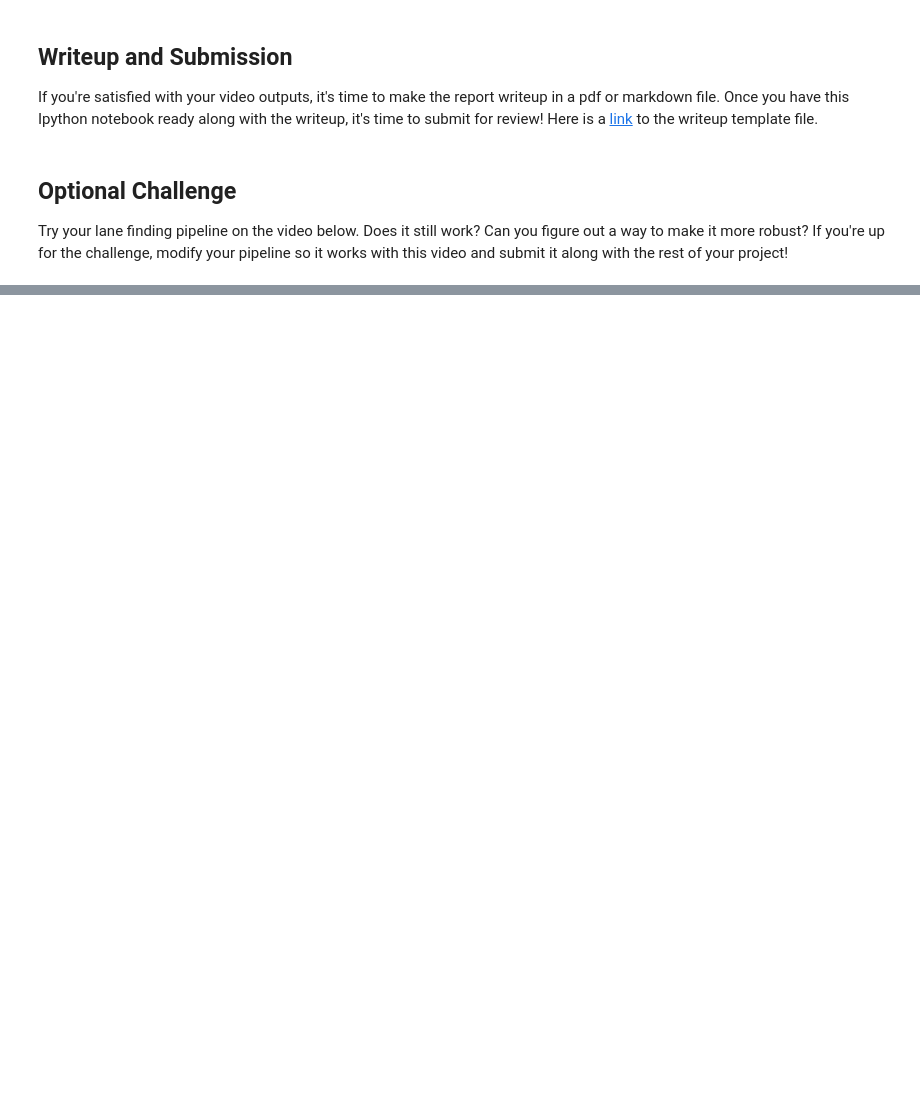
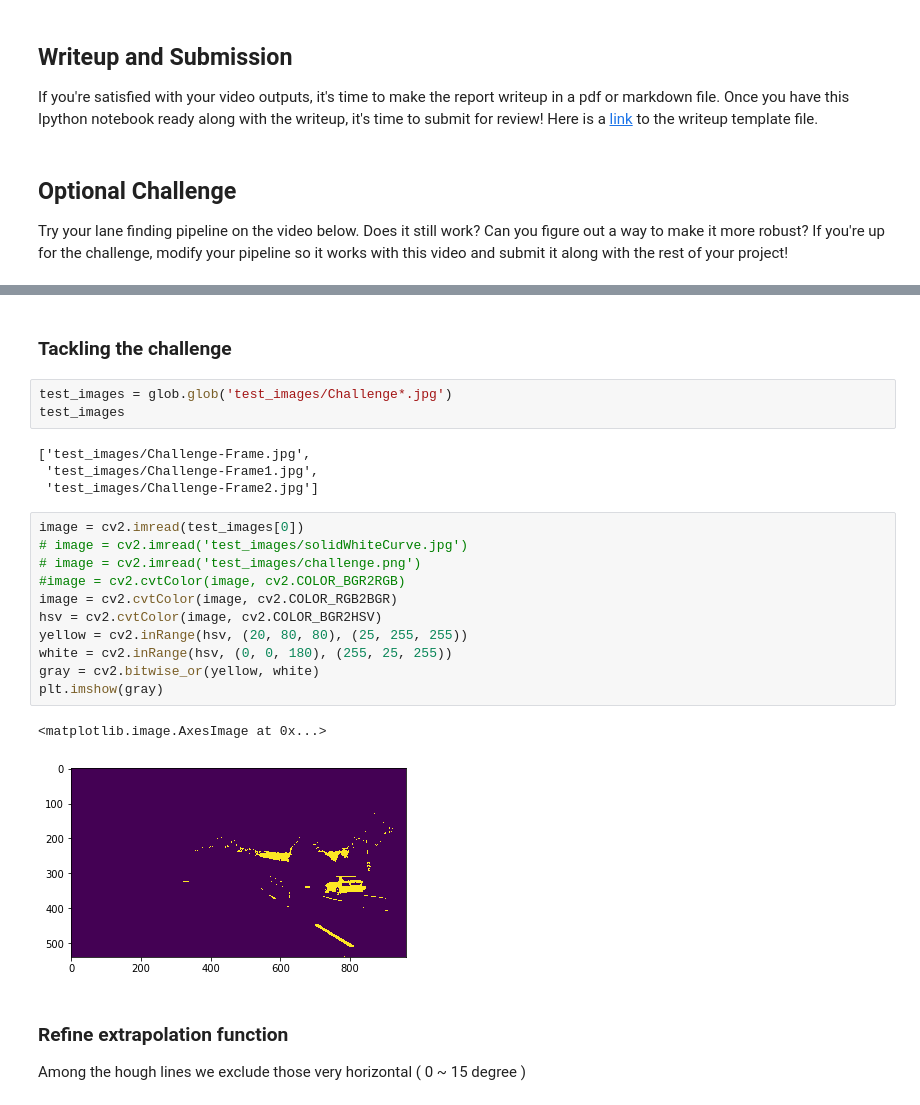
Before and after one commit to papaispicolo/CarND-LaneLines-P1, a Jupyter notebook: P1.ipynb, the cells around one changed output, grey strips where cells are left out. Drawn from its saved outputs; the diff is of its cells as text; blank space fills up the shorter version.

```diff
--- a/P1.ipynb
+++ b/P1.ipynb
@@ -676,3 +727,30 @@ HTML("""
 """.format(challenge_output))
 # %% [output]
 [interactive output not drawn]
+# %% [markdown]
+### Tackling the challenge
+# %%
+test_images = glob.glob('test_images/Challenge*.jpg')
+test_images
+# %% [output]
+['test_images/Challenge-Frame.jpg',
+ 'test_images/Challenge-Frame1.jpg',
+ 'test_images/Challenge-Frame2.jpg']
+# %%
+image = cv2.imread(test_images[0])
+# image = cv2.imread('test_images/solidWhiteCurve.jpg')
+# image = cv2.imread('test_images/challenge.png')
+#image = cv2.cvtColor(image, cv2.COLOR_BGR2RGB)
+image = cv2.cvtColor(image, cv2.COLOR_RGB2BGR)
+hsv = cv2.cvtColor(image, cv2.COLOR_BGR2HSV)
+yellow = cv2.inRange(hsv, (20, 80, 80), (25, 255, 255))
+white = cv2.inRange(hsv, (0, 0, 180), (255, 25, 255))
+gray = cv2.bitwise_or(yellow, white)
+plt.imshow(gray)
+# %% [output]
+<matplotlib.image.AxesImage at 0x...>
+[figure, added]
+# %% [markdown]
+### Refine extrapolation function
+
+Among the hough lines we exclude those very horizontal ( 0 ~ 15 degree )
```
Also changed, not shown: parts of 24 cells of this notebook, 19 other files.
